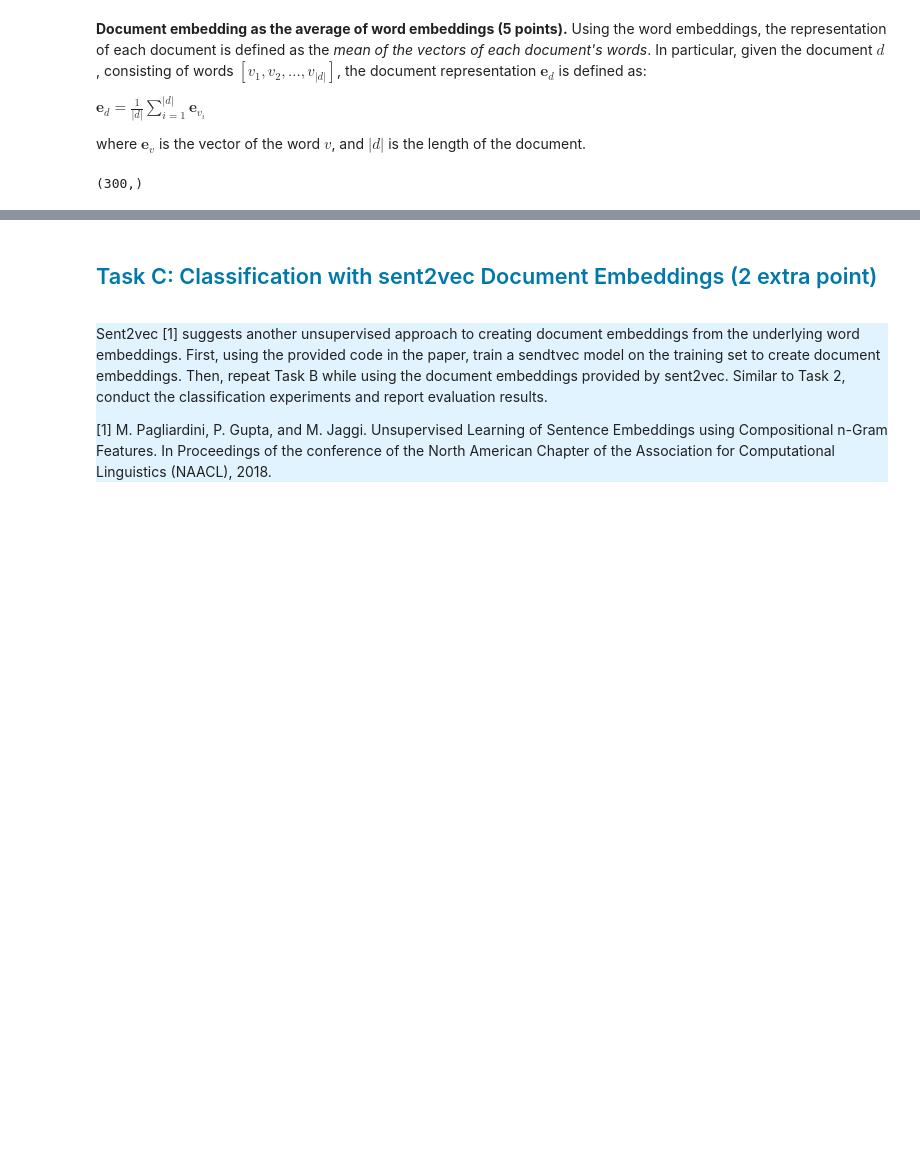
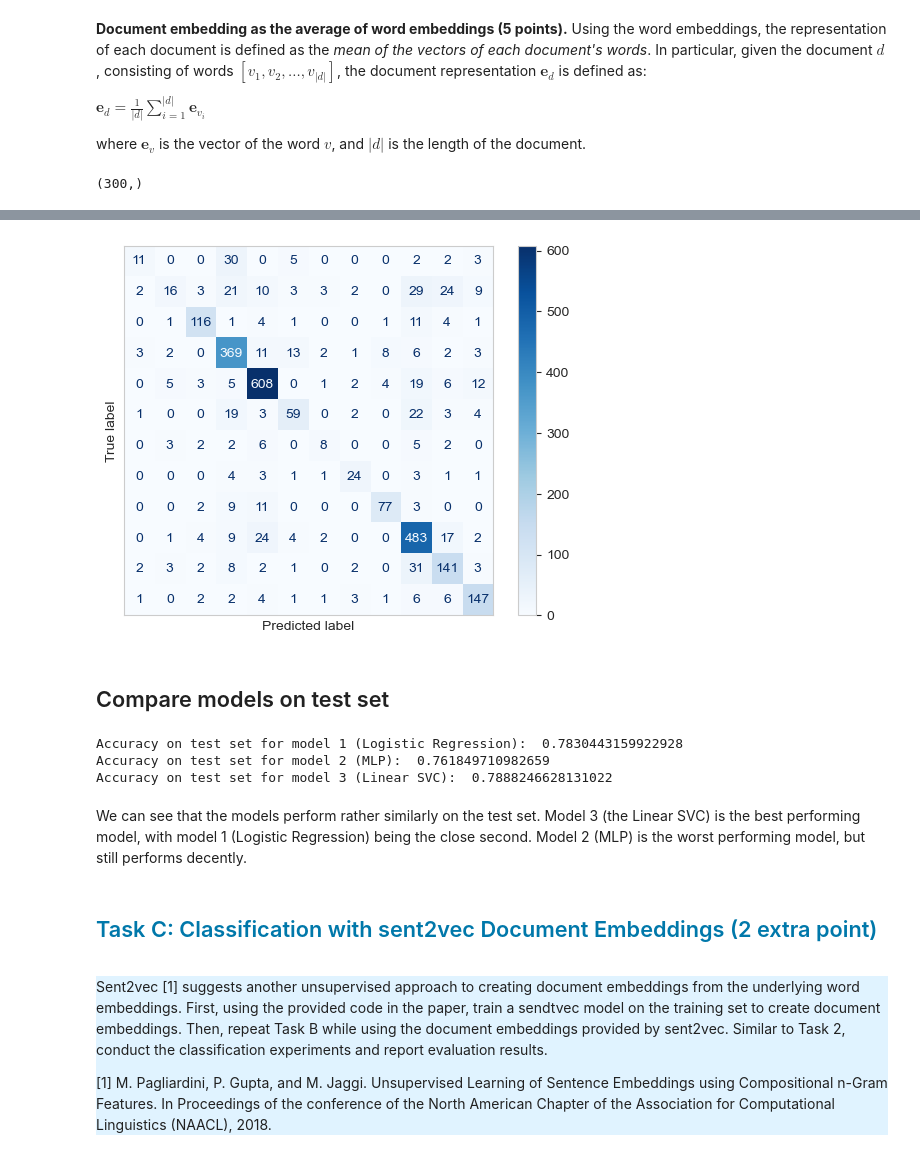
Before and after one commit to markus583/nlp-course-2022w, a Jupyter notebook: Assignment2.ipynb, the cells around one changed output, grey strips where cells are left out. Cells and saved outputs as stored; diff of their text form; code cells hidden in the pictures; blank space fills up the shorter version.

```diff
--- a/Assignment2.ipynb
+++ b/Assignment2.ipynb
@@ -704,0 +784,2 @@ test_df.to_pickle('test_df.pkl')
+# %%
+model_3 = LinearSVC(random_state=0, tol=1e-5, max_iter=1000)
@@ -704,0 +817,13 @@ test_df.to_pickle('test_df.pkl')
+# %%
+from sklearn.metrics import plot_confusion_matrix
+import matplotlib.pyplot as plt
+
+plot_confusion_matrix(model_3, X_val, y_val, cmap=plt.cm.Blues)
+# remove ticks
+plt.xticks([])
+plt.yticks([])
+plt.show()
+# %% [output]
+[figure, added]
+# %% [markdown]
+## Compare models on test set
@@ -705,3 +834,13 @@ test_df.to_pickle('test_df.pkl')
+# %%
+print('Accuracy on test set for model 1 (Logistic Regression): ', accuracy_score(y_test, y_pred_1))
+print('Accuracy on test set for model 2 (MLP): ', accuracy_score(y_test, y_pred_2))
+print('Accuracy on test set for model 3 (Linear SVC): ', accuracy_score(y_test, y_pred_3))
+# %% [output]
+Accuracy on test set for model 1 (Logistic Regression):  0.7830443159922928
+Accuracy on test set for model 2 (MLP):  0.761849710982659
+Accuracy on test set for model 3 (Linear SVC):  0.7888246628131022
+# %% [markdown]
+We can see that the models perform rather similarly on the test set. Model 3 (the Linear SVC) is the best performing model, with model 1 (Logistic Regression) being the close second. Model 2 (MLP) is the worst performing model, but still performs decently.
 # %% [markdown]
 <a name="section-taskC"></a><h2 style="color:rgb(0,120,170)">Task C: Classification with sent2vec Document Embeddings (2 extra point)</h2>
 # %% [markdown]
```
Also changed, not shown: parts of 45 cells of this notebook.
